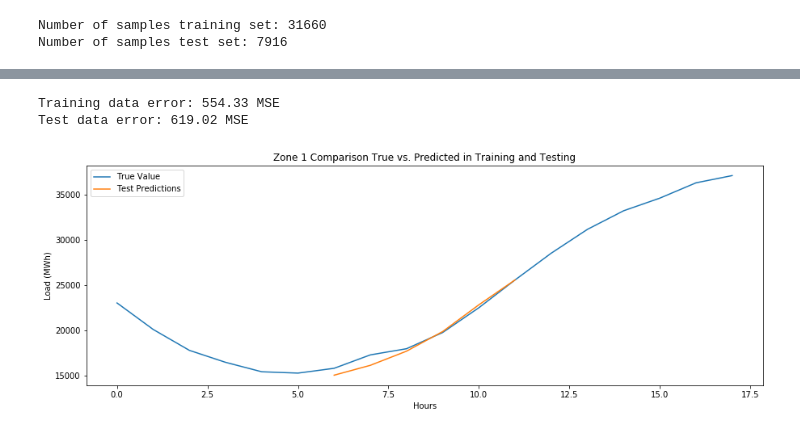
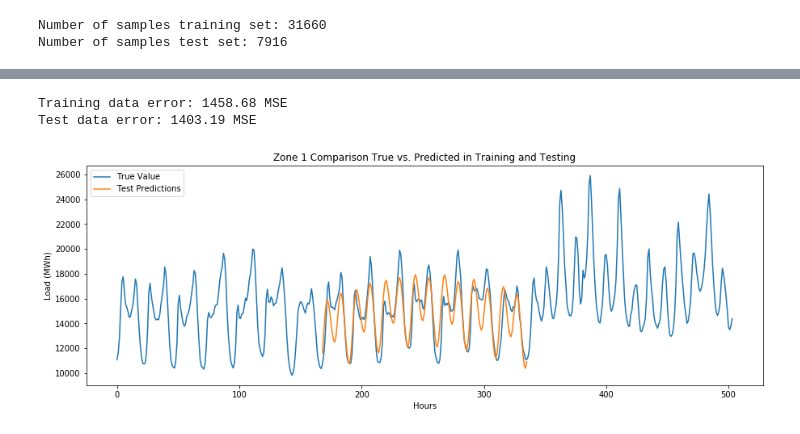
Before and after one commit to Pedromacedo41/MAP573, a Jupyter notebook: src/Raphael/LSTM-Bidirectional.ipynb, the cells around one changed output, grey strips where cells are left out. Drawn from its saved outputs; the diff is of its cells as text; code cells hidden in the pictures.

```diff
--- a/src/Raphael/LSTM-Bidirectional.ipynb
+++ b/src/Raphael/LSTM-Bidirectional.ipynb
@@ -99,7 +100,7 @@ def create_model_nstep(train_X, train_Y, window_size = 1, nstep = 1):
 
     return(vanilla_rnn)
 # %%
-window_size, nstep = 50 , 6
+window_size, nstep =  24 * 7 * 2, 24 * 7
 train_X, train_Y = create_dataset_nstep_train(train, window_size, nstep)
 test_X, test_Y = create_dataset_nstep_test(test, window_size, nstep)
 
@@ -111,2 +115,0 @@ vanilla_rnn = create_model_nstep(train_X, train_Y, window_size, nstep)
-# %%
-vanilla_rnn.fit(train_X, train_Y, epochs = 30, batch_size = 32, verbose = 1)
@@ -131,0 +116,4 @@ Epoch 30/30
+# %%
+es = callbacks.EarlyStopping(monitor='val_loss', patience=5, verbose=1)
+history = vanilla_rnn.fit(train_X, train_Y, epochs = 100, batch_size = 32, verbose = 2, validation_split=0.15, callbacks=[es])
+# plot_history(history)
@@ -149,39 +156,50 @@ print("Test data error: %.2f MSE" % mse_test)
 # train_predict = get_predict_and_score(vanilla_rnn, train_X, train_Y)
 # test_predict = get_predict_and_score(vanilla_rnn, test_X, test_Y)
 # %% [output]
-Training data error: 554.33 MSE
-Test data error: 619.02 MSE
+Training data error: 1458.68 MSE
+Test data error: 1403.19 MSE
 # %%
 # Training predictions.
 # train_predictions = np.empty_like(dataset)
 train_predictions = np.zeros(train_predict.shape[0]*train_predict.shape[1]).reshape(train_predict.shape[0],train_predict.shape[1])
 train_predictions[0:len(train_predict) + window_size + nstep, :] = train_predict
 
 # Test predictions.
 test_predictions = np.empty_like(dataset)
 # test_predictions = np.zeros(test_predict[0].shape[0]*test_predict[0].shape[1]).reshape(test_predict[0].shape[0],test_predict[0].shape[1])
 test_predictions[:, :] = np.nan
 
 ws_2 = int(window_size/2)
 j = 0
 auxi = 0
 for i in range(train_size,len(dataset) - window_size - nstep - 1, window_size + nstep):
     test_predictions[i + ws_2:i + ws_2 + nstep] = test_predict[j].reshape(nstep, 1)
     j += 1
     if j == 70:
         auxi = i
         break
 
 
-# Create the plot.
+# # Create the plot.
+# plt.figure(figsize = (15, 5))
+# plt.plot(normalizer.inverse_transform(dataset)[train_size  + ws_2 - nstep: train_size + ws_2 + 2 * nstep], label = "True Value")
+# # plt.plot(train_predictions, label = "Training Predictions")
+# plt.plot(test_predictions[train_size + ws_2 - nstep: train_size + ws_2 + 2 * nstep], label = "Test Predictions")
+# plt.xlabel("Hours")
+# plt.ylabel("Load (MWh)")
+# plt.title("Zone 1 Comparison True vs. Predicted in Training and Testing")
+# plt.legend()
+# plt.show()
+i = 3
+n = window_size + nstep
 plt.figure(figsize = (15, 5))
-plt.plot(normalizer.inverse_transform(dataset)[train_size + ws_2 - nstep: train_size + ws_2 + 2 * nstep], label = "True Value")
+plt.plot(normalizer.inverse_transform(dataset)[train_size + i * n + ws_2 - nstep: train_size + i * n + ws_2 + 2 * nstep], label = "True Value")
 # plt.plot(train_predictions, label = "Training Predictions")
-plt.plot(test_predictions[train_size + ws_2 - nstep: train_size + ws_2 + 2 * nstep], label = "Test Predictions")
+plt.plot(test_predictions[train_size + i * n + ws_2 - nstep: train_size + i * n + ws_2 + 2 * nstep], label = "Test Predictions")
 plt.xlabel("Hours")
 plt.ylabel("Load (MWh)")
 plt.title("Zone 1 Comparison True vs. Predicted in Training and Testing")
 plt.legend()
 plt.show()
 # %% [output]
-[figure, old version]
+[figure, new version]
```
Also changed, not shown: parts of 4 cells of this notebook.
